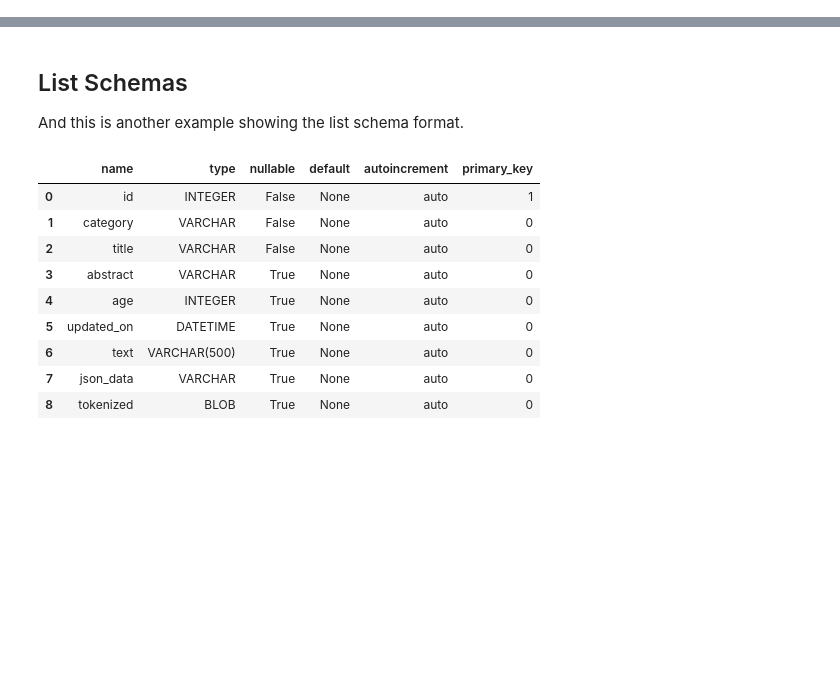
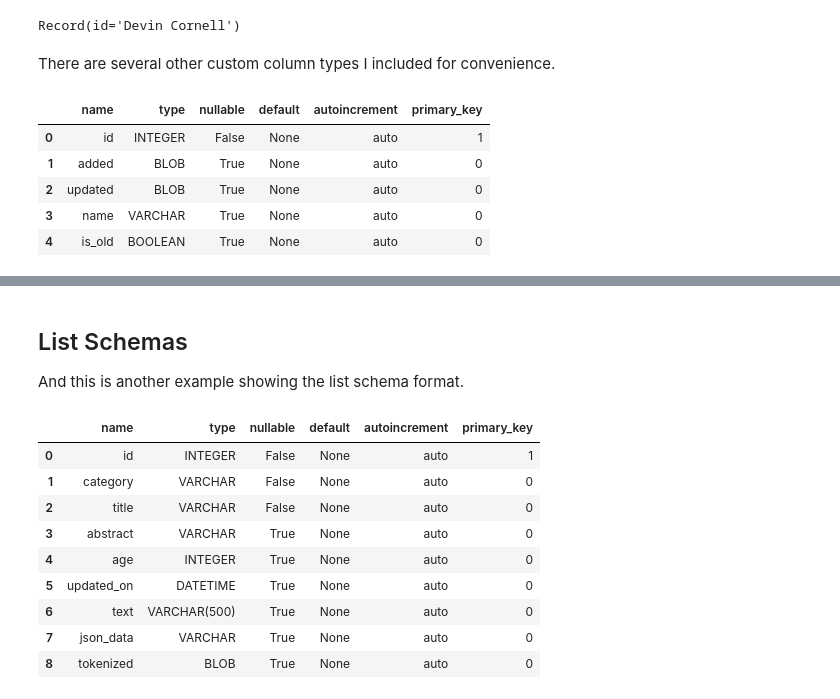
Before and after one commit to devincornell/doctable, a Jupyter notebook: examples/doctable_schema.ipynb, the cells around one changed output, grey strips where cells are left out. Drawn from its saved outputs; the diff is of its cells as text; code cells hidden in the pictures; blank space fills up the shorter version.

```diff
--- a/examples/doctable_schema.ipynb
+++ b/examples/doctable_schema.ipynb
@@ -31,0 +184,8 @@ The second is a string lookup that is provided for the list schema format. You c
+# %%
+@doctable.schema
+class Record:
+    __slots__ = []
+    age: int = doctable.Col(nullable=False)
+
+# the schema that would result from this dataclass:
+doctable.DocTable(target=':memory:', schema=Record).schema_table()
@@ -31,0 +197,10 @@ The second is a string lookup that is provided for the list schema format. You c
+# %%
+@doctable.schema
+class Record:
+    __slots__ = []
+    name: str = doctable.Col(default='NO_NAME')
+
+# the schema that would result from this dataclass:
+table = doctable.DocTable(target=':memory:', schema=Record)
+table.insert(Record())
+table.head()
@@ -31,0 +214,12 @@ The second is a string lookup that is provided for the list schema format. You c
+# %%
+@doctable.row
+class Record:
+    __slots__ = []
+    id: int = doctable.Col(primary_key=True, autoincrement=True) # can also use doctable.IDCol() as a shortcut
+    name: str = doctable.Col()
+    age: int = doctable.Col()
+
+# the schema that would result from this dataclass:
+doctable.DocTable(target=':memory:', schema=Record).schema_table()
+# %% [output]
+Record(id='Devin Cornell')
@@ -32,3 +228,25 @@ The second is a string lookup that is provided for the list schema format. You c
+# %% [markdown]
+There are several other custom column types I included for convenience.
+# %%
+import datetime
+@doctable.row
+class Record:
+    __slots__ = []
+    id: int = doctable.IDCol() # auto-increment primary key
+    added: datetime = doctable. AddedCol() # record when row was added
+    updated: datetime = doctable.UpdatedCol() # record when row was updated
+    name: str = doctable.Col()
+    is_old: bool = doctable.Col()
+
+# the schema that would result from this dataclass:
+doctable.DocTable(target=':memory:', schema=Record).schema_table()
+# %% [output]
+|  | name | type | nullable | default | autoincrement | primary_key |
+| 0 | id | INTEGER | False | None | auto | 1 |
+| 1 | added | BLOB | True | None | auto | 0 |
+| 2 | updated | BLOB | True | None | auto | 0 |
+| 3 | name | VARCHAR | True | None | auto | 0 |
+| 4 | is_old | BOOLEAN | True | None | auto | 0 |
 # %%
 doctable.string_to_sqlalchemy_type
 # %% [output]
```
Also changed, not shown: parts of 37 cells of this notebook, 2 other files.
